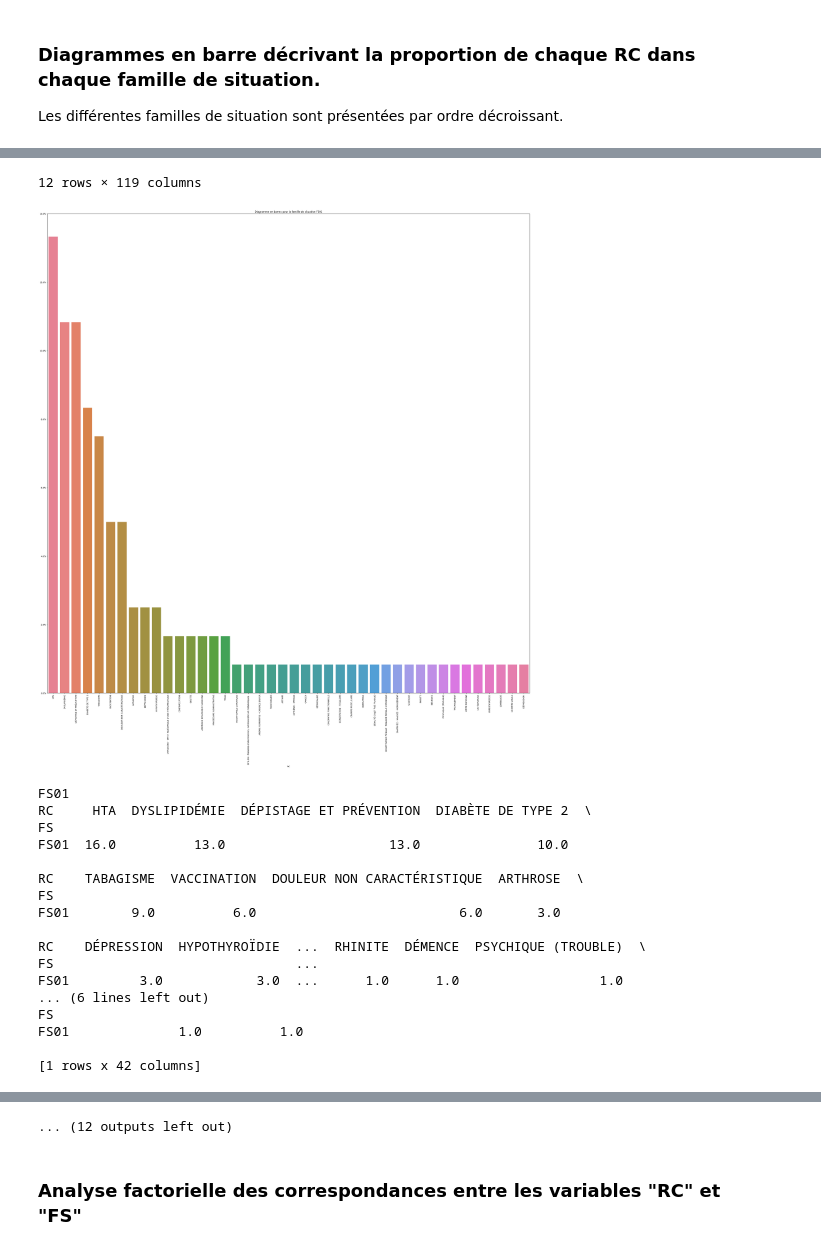
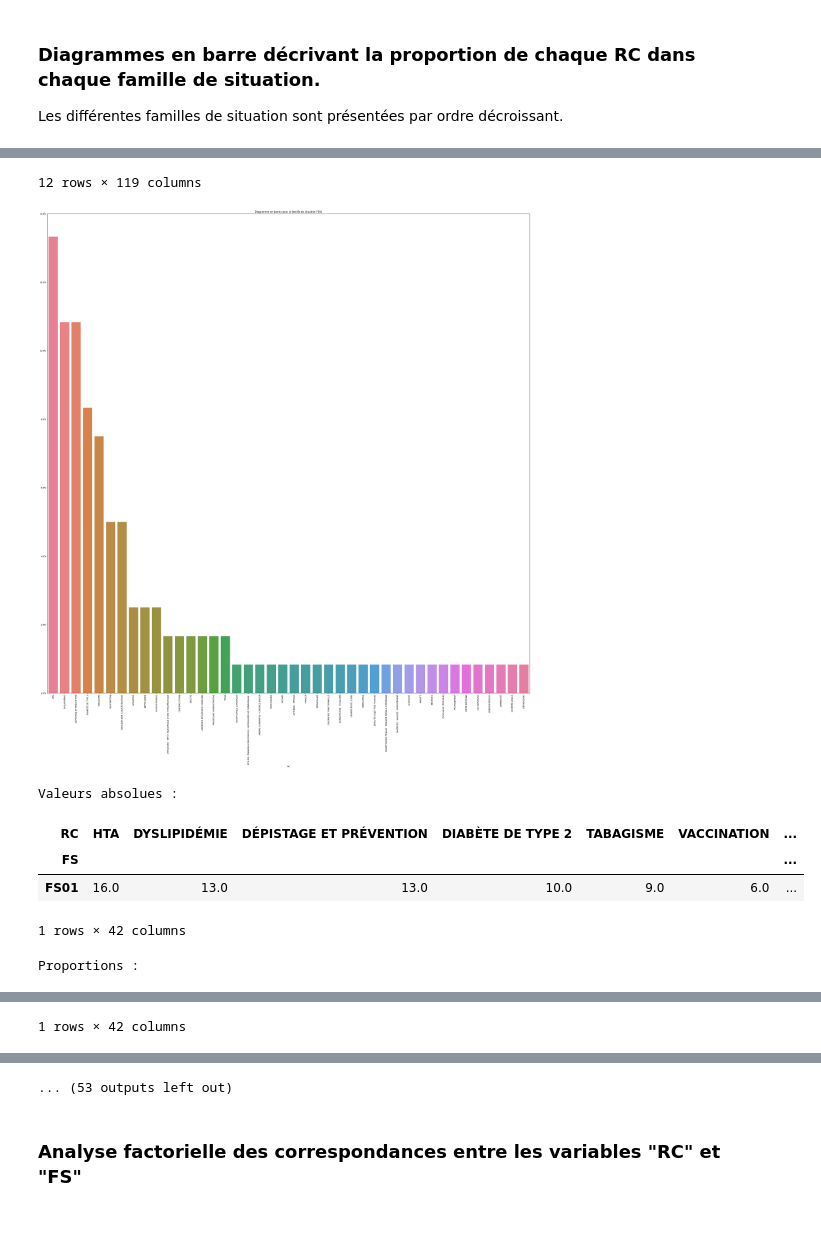
Before and after one commit to ClemBouy/stat, a Jupyter notebook: These_Alienor&Laurene/SN1/08_FS_RC.ipynb, the cells around one changed output, grey strips where cells are left out. Cells and saved outputs as stored; diff of their text form; code cells hidden in the pictures; blank space fills up the shorter version.

```diff
--- a/These_Alienor&Laurene/SN1/08_FS_RC.ipynb
+++ b/These_Alienor&Laurene/SN1/08_FS_RC.ipynb
@@ -23,49 +23,40 @@ for i in range(1, data_gp.shape[0]):
     row = data_gp.iloc[[i]]
     row = row.dropna(axis=1, how='all')
     row = row[row.columns[row.iloc[0].argsort()[::-1]]]
 
     rowProp = row.copy()
     rowProp[row.columns] = row[row.columns].div(row[row.columns].sum(axis=1), axis=0)
 
     plt.figure(figsize=(row.shape[1], row.shape[1]))
     sns.barplot(rowProp)
     plt.xticks(rotation=90)
     plt.title(f"Diagramme en barres pour la famille de situation {data_gp.index[i]}")
     plt.gca().yaxis.set_major_formatter(PercentFormatter(1.0))
     plt.show()
-    print(data_gp.index[i])
-    print(row)
+    print("Valeurs absolues : \n")
+    display(row)
+    print("Proportions : \n")
+    display(rowProp)
 # %% [output]
 | RC | ABCÈS SUPERFICIEL | ABDOMEN DOULOUREUX | ACNÉ VULGAIRE | ALCOOL (PROBLÈME AVEC L’) | ALGODYSTROPHIE | ... |
 | FS |  |  |  |  |  | ... |
 | All | 1.0 | 2.0 | 1.0 | 1.0 | 1.0 | ... |
 | FS01 | NaN | NaN | NaN | NaN | NaN | ... |
 | FS02 | 1.0 | NaN | 1.0 | NaN | 1.0 | ... |
 | FS04 | NaN | NaN | NaN | NaN | NaN | ... |
 | FS03 | NaN | 2.0 | NaN | NaN | NaN | ... |
 | FS05 | NaN | NaN | NaN | NaN | NaN | ... |
 | FS08 | NaN | NaN | NaN | NaN | NaN | ... |
 | FS09 | NaN | NaN | NaN | NaN | NaN | ... |
 | FS10 | NaN | NaN | NaN | 1.0 | NaN | ... |
 | FS07 | NaN | NaN | NaN | NaN | NaN | ... |
 | FS06 | NaN | NaN | NaN | NaN | NaN | ... |
 | FS11 | NaN | NaN | NaN | NaN | NaN | ... |
 12 rows × 119 columns
 [figure]
-FS01
-RC     HTA  DYSLIPIDÉMIE  DÉPISTAGE ET PRÉVENTION  DIABÈTE DE TYPE 2  \
-FS
-FS01  16.0          13.0                     13.0               10.0
-
-RC    TABAGISME  VACCINATION  DOULEUR NON CARACTÉRISTIQUE  ARTHROSE  \
-FS
-FS01        9.0          6.0                          6.0       3.0
-
-RC    DÉPRESSION  HYPOTHYROÏDIE  ...  RHINITE  DÉMENCE  PSYCHIQUE (TROUBLE)  \
-FS                               ...
-FS01         3.0            3.0  ...      1.0      1.0                  1.0
-... (6 lines left out)
-FS
-FS01              1.0          1.0
-
-[1 rows x 42 columns]
+Valeurs absolues :
+| RC | HTA | DYSLIPIDÉMIE | DÉPISTAGE ET PRÉVENTION | DIABÈTE DE TYPE 2 | TABAGISME | VACCINATION | ... |
+| FS |  |  |  |  |  |  | ... |
+| FS01 | 16.0 | 13.0 | 13.0 | 10.0 | 9.0 | 6.0 | ... |
+1 rows × 42 columns
+Proportions :
@@ -72 +66,2 @@ FS01              1.0          1.0
+1 rows × 42 columns
 [figure]
@@ -147,4 +72,4 @@ FS05                                          1.0
-... (12 outputs left out)
+... (53 outputs left out)
 # %% [markdown]
 ### Analyse factorielle des correspondances entre les variables "RC" et "FS"
 # %%
```
Also changed, not shown: parts of 2 cells of this notebook.
